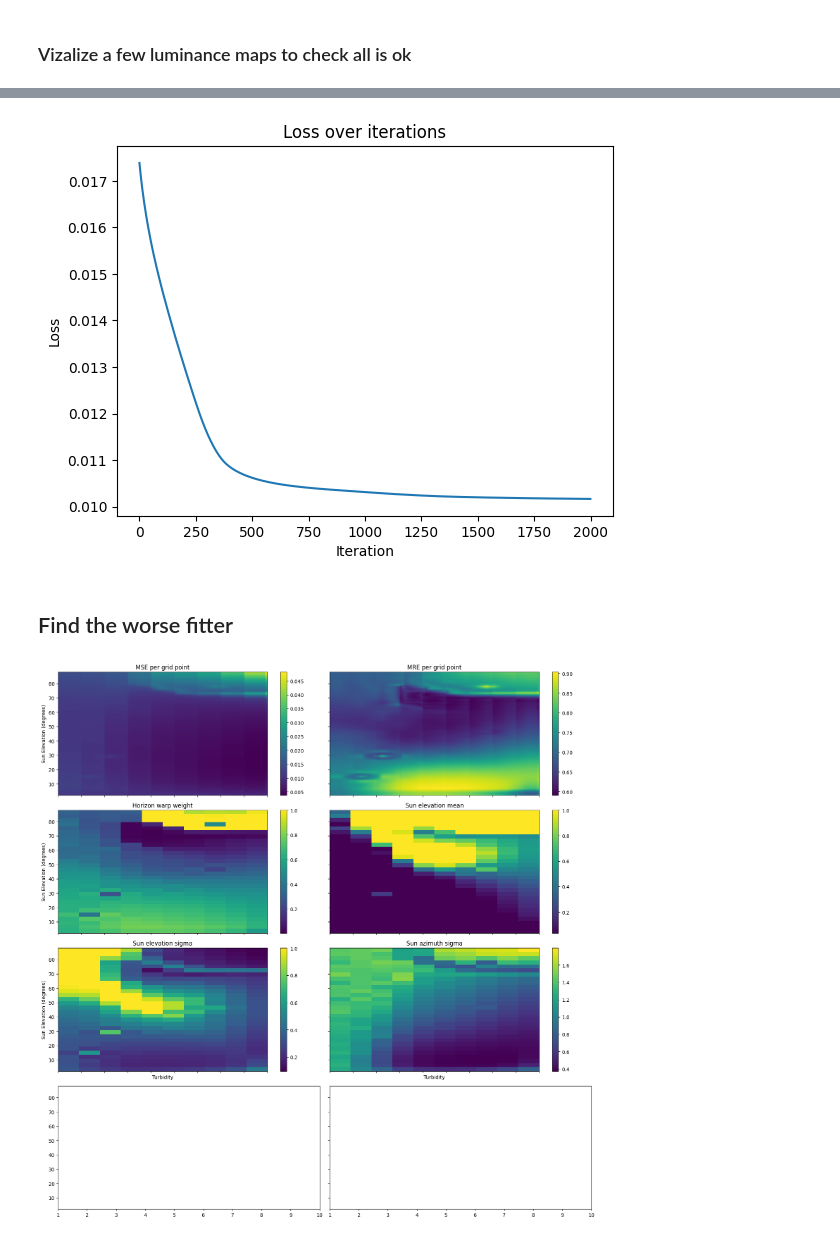
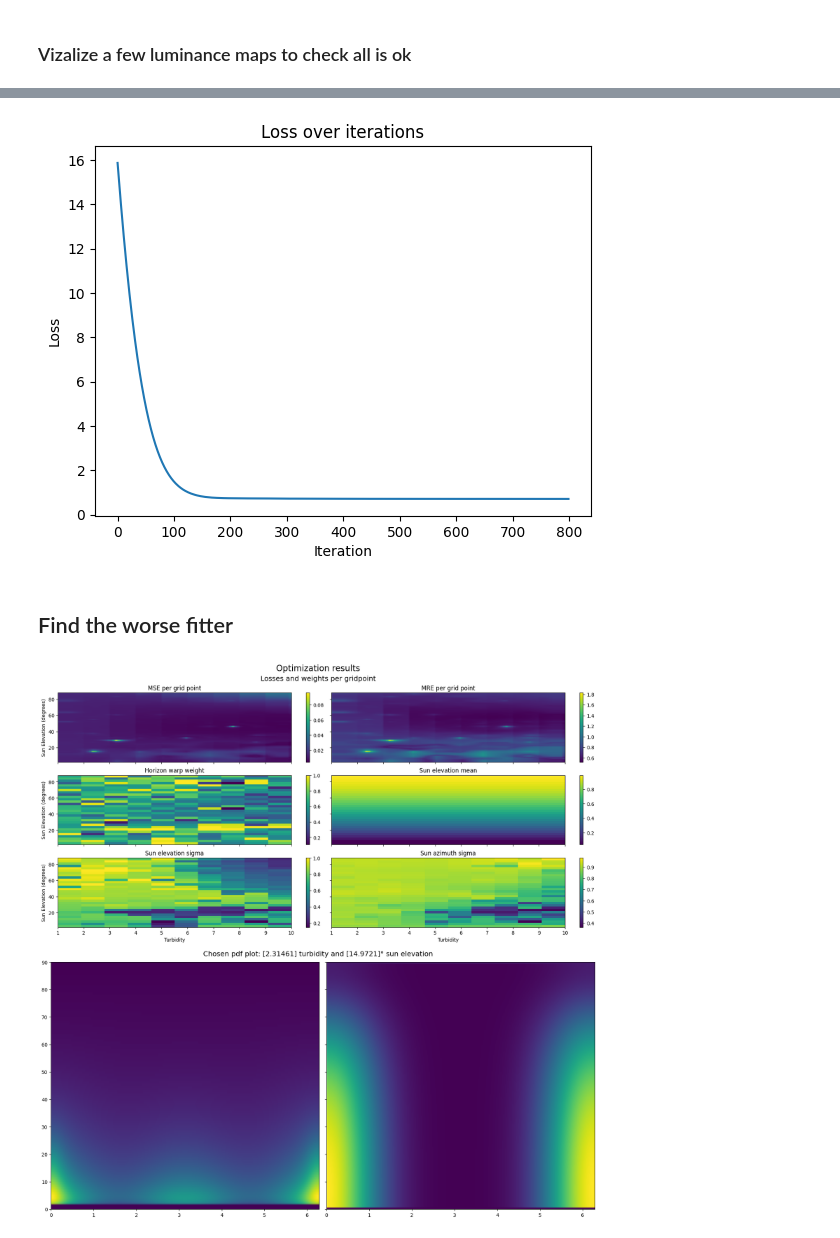
Before and after one commit to matttsss/mitsuba3, a Jupyter notebook: sampling_tests/warps.ipynb, the cells around one changed output, grey strips where cells are left out. Cells and saved outputs as stored; diff of their text form; code cells hidden in the pictures.

Commit message:
Add plotting of worst point

```diff
--- a/sampling_tests/warps.ipynb
+++ b/sampling_tests/warps.ipynb
@@ -13,7 +13,7 @@ import mitsuba as mi
 mi.set_variant('cuda_ad_rgb')
 
 # Constants for training
-SUN_PHI = dr.pi / 2
+SUN_PHI = 0
 ALBEDO = 0.5
 MIN_ETA = dr.deg2rad(2)
 MAX_ETA = dr.deg2rad(88)
@@ -271,13 +273,13 @@ def compute_loss(tex_weights, tex_pos, sky_rad, sky_params, norm_factor, sun_dir
     loss /= dr.width(loss)
 
     # keep the mean arround the sun elevation
-    # gaussian_elevation = tex_weights.eval(tex_pos)[1]
-    # real_sun_elevation = dr.cos(dr.pi/2 - tex_pos.y * (MAX_ETA - MIN_ETA) + MIN_ETA)
-    # err = real_sun_elevation - gaussian_elevation
-    # loss += dr.select(err < 0,
-    #     0.5 * dr.atan(err**2),
-    #     dr.exp(25 * (err + dr.sin(err + dr.pi))) - 1
-    # )
+    gaussian_elevation = tex_weights.eval(tex_pos)[1]
+    real_sun_elevation = dr.cos(dr.pi/2 - tex_pos.y * (MAX_ETA - MIN_ETA) + MIN_ETA)
+    err = real_sun_elevation - gaussian_elevation
+    loss += dr.select(err < 0,
+        0.5 * dr.atan(err**2),
+        dr.exp(25 * (err + dr.sin(err + dr.pi))) - 1
+    )
 
     dr.backward(loss)
 
@@ -293,7 +295,7 @@ tex_weights = mi.Texture2f(weights,
                            wrap_mode=dr.WrapMode.Clamp,
                            migrate=False)
 
-opt = mi.ad.Adam(lr=0.001)
+opt = mi.ad.Adam(lr=0.0005)
 opt[opt_key] = weights
 
 ## Generate rays to evaluate luminance map
@@ -309,7 +311,7 @@ dr.eval(wi)
 
 ## Optimize
 losses = []
-iterations = trange(2000, desc="Optimizing")
+iterations = trange(800, desc="Optimizing")
 for it in iterations:
 
     tensor = clamp_channels(opt[opt_key], 0, min_val=1e-5, max_val=1)
@@ -340,40 +342,61 @@ plt.xlabel('Iteration')
 plt.ylabel('Loss')
 plt.show()
 # %% [output]
-[figure, old version]
+[figure, new version]
 # %% [markdown]
 ## Find the worse fitter
 # %%
 losses_per_point = compute_loss_per_gridpoint(
     tex_weights, tex_pos, sky_rad, sky_params, norm_factor, sun_dir, wi, dr.width(wi)
 )
 rel_err_per_point = compute_accuracy_per_gridpoint(
     tex_weights, tex_pos, sky_rad, sky_params, norm_factor, sun_dir, wi, dr.width(wi)
 )
 losses_per_point = mi.TensorXf(losses_per_point, shape=(TRAINING_SUN_ETA_RES, TRAINING_TURB_RES))
 rel_err_per_point = mi.TensorXf(rel_err_per_point, shape=(TRAINING_SUN_ETA_RES, TRAINING_TURB_RES))
 
-fig, ax = plt.subplots(4, 2, figsize=(16, 16), sharex=True, sharey=True)
-
 def show_im(im, ax, title, xlabel='', ylabel=''):
     im = ax.imshow(im, origin='lower',
                    extent=[1.0, 10.0, 2.0, 88.0], aspect='auto')
     ax.set_title(title)
     ax.set_xlabel(xlabel)
     ax.set_ylabel(ylabel)
     fig.colorbar(im, ax=ax)
 
-show_im(losses_per_point, ax[0,0], 'MSE per grid point', ylabel='Sun Elevation (degrees)')
-show_im(rel_err_per_point, ax[0,1], 'MRE per grid point')
 
-show_im(optimal_weights[..., 0], ax[1,0], 'Horizon warp weight', ylabel='Sun Elevation (degrees)')
-show_im(optimal_weights[..., 1], ax[1,1], 'Sun elevation mean')
-show_im(optimal_weights[..., 2], ax[2,0], 'Sun elevation sigma',ylabel='Sun Elevation (degrees)', xlabel='Turbidity')
-show_im(optimal_weights[..., 3], ax[2,1], 'Sun azimuth sigma', xlabel='Turbidity')
+fig = plt.figure(layout='constrained', figsize=(16, 16))
+subfigs = fig.subfigures(2, 1, wspace=0.07)
+
+axsLeft = subfigs[0].subplots(3, 2, sharex=True, sharey=True)
+show_im(losses_per_point, axsLeft[0,0], 'MSE per grid point', ylabel='Sun Elevation (degrees)')
+show_im(rel_err_per_point, axsLeft[0,1], 'MRE per grid point')
+
+show_im(optimal_weights[..., 0], axsLeft[1,0], 'Horizon warp weight', ylabel='Sun Elevation (degrees)')
+show_im(optimal_weights[..., 1], axsLeft[1,1], 'Sun elevation mean')
+show_im(optimal_weights[..., 2], axsLeft[2,0], 'Sun elevation sigma',ylabel='Sun Elevation (degrees)', xlabel='Turbidity')
+show_im(optimal_weights[..., 3], axsLeft[2,1], 'Sun azimuth sigma', xlabel='Turbidity')
+
+subfigs[0].suptitle('Losses and weights per gridpoint', fontsize='x-large')
 
 
+axsRight = subfigs[1].subplots(1, 2, sharey=True)
+chosen_point = np.argmax(rel_err_per_point)
+chosen_tex_pos = dr.gather(mi.Point2f, tex_pos, chosen_point)
 
-fig.tight_layout()
+viz_sky_map(axsRight[0], sun_dir, sky_rad, sky_params, norm_factor, chosen_point)
+
+chosen_weights = tex_weights.eval(chosen_tex_pos)
+cos_theta = mi.Frame3f.cos_theta(wi)
+phi = dr.atan2(wi.y, wi.x)
+approx_pdf = approximate_pdf(chosen_weights, mi.Point2f(cos_theta, phi))
+approx_pdf = mi.TensorXf(approx_pdf, shape=(lum_map_height, 2 * lum_map_height))
+im = axsRight[1].imshow(approx_pdf, origin='upper',
+            extent=[0, 2*dr.pi, 0, 90], aspect='auto')
+
+point = (chosen_tex_pos.x * 9 + 1, chosen_tex_pos.y * (MAX_ETA - MIN_ETA) + MIN_ETA)
+subfigs[1].suptitle(f'Chosen pdf plot: {point[0]} turbidity and {dr.rad2deg(point[1])}° sun elevation', fontsize='x-large')
+fig.suptitle('Optimization results', fontsize='xx-large')
+
 plt.show()
 # %% [output]
-[figure, old version]
+[figure, new version]
```
Also changed, not shown: parts of 2 cells of this notebook.
